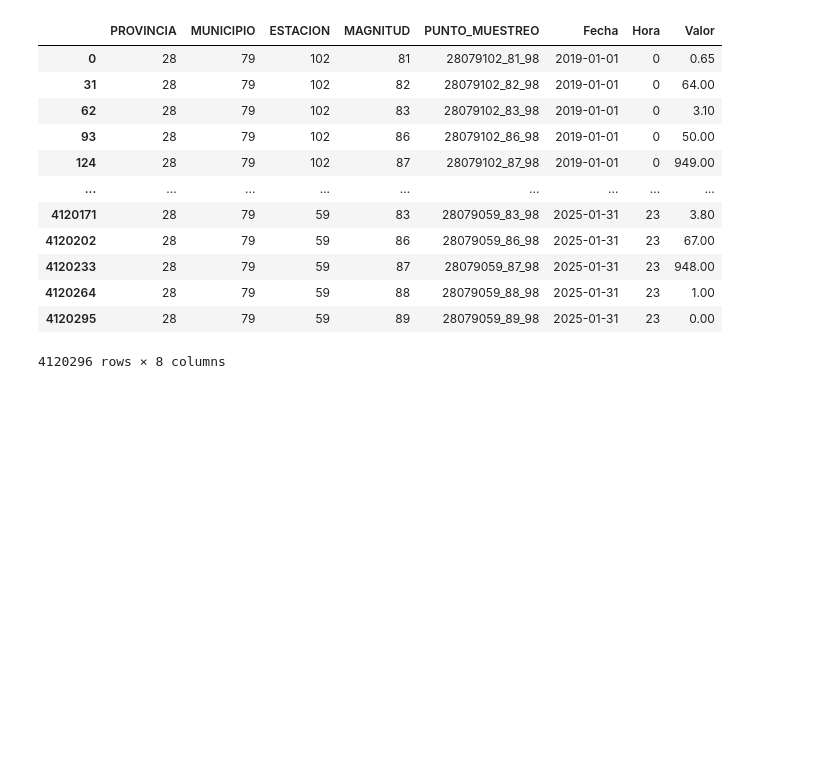
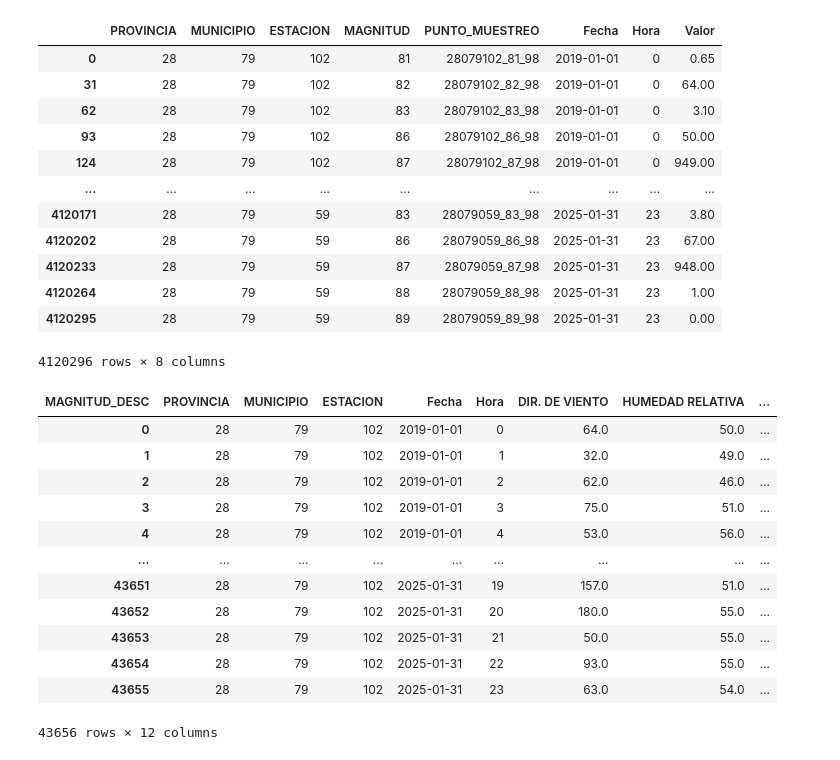
Before and after one commit to GamblerRunner/PrediccionMeteorologica, a Jupyter notebook: src/ETL/homogenization/madrid_data_homogenization.ipynb, the cells around one changed output. Cells and saved outputs as stored; diff of their text form; code cells hidden in the pictures; blank space fills up the shorter version.

```diff
--- a/src/ETL/homogenization/madrid_data_homogenization.ipynb
+++ b/src/ETL/homogenization/madrid_data_homogenization.ipynb
@@ -142,0 +143,16 @@ datos
+# %%
+df_pivotado
+# %% [output]
+| MAGNITUD_DESC | PROVINCIA | MUNICIPIO | ESTACION | Fecha | Hora | DIR. DE VIENTO | HUMEDAD RELATIVA | ... |
+| 0 | 28 | 79 | 102 | 2019-01-01 | 0 | 64.0 | 50.0 | ... |
+| 1 | 28 | 79 | 102 | 2019-01-01 | 1 | 32.0 | 49.0 | ... |
+| 2 | 28 | 79 | 102 | 2019-01-01 | 2 | 62.0 | 46.0 | ... |
+| 3 | 28 | 79 | 102 | 2019-01-01 | 3 | 75.0 | 51.0 | ... |
+| 4 | 28 | 79 | 102 | 2019-01-01 | 4 | 53.0 | 56.0 | ... |
+| ... | ... | ... | ... | ... | ... | ... | ... | ... |
+| 43651 | 28 | 79 | 102 | 2025-01-31 | 19 | 157.0 | 51.0 | ... |
+| 43652 | 28 | 79 | 102 | 2025-01-31 | 20 | 180.0 | 55.0 | ... |
+| 43653 | 28 | 79 | 102 | 2025-01-31 | 21 | 50.0 | 55.0 | ... |
+| 43654 | 28 | 79 | 102 | 2025-01-31 | 22 | 93.0 | 55.0 | ... |
+| 43655 | 28 | 79 | 102 | 2025-01-31 | 23 | 63.0 | 54.0 | ... |
+43656 rows × 12 columns
```
Also changed, not shown: parts of 8 cells of this notebook.
